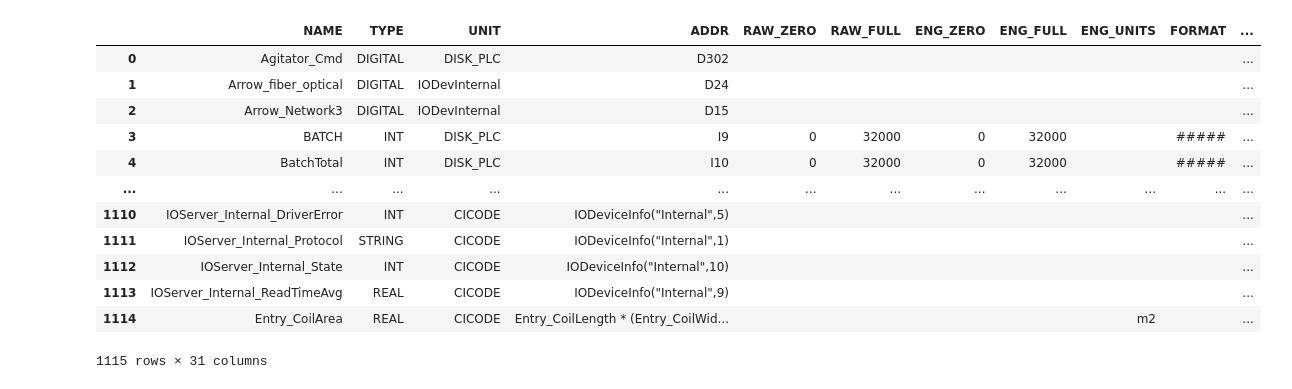
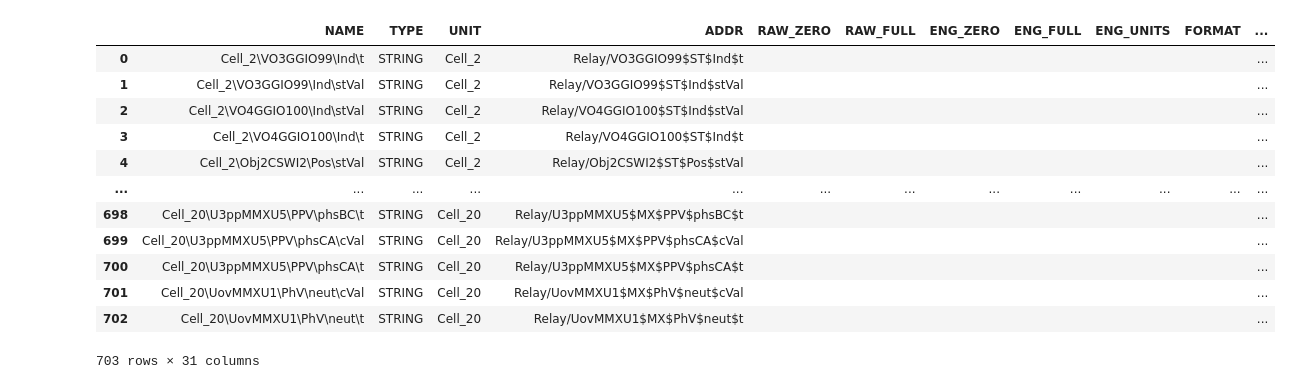
Before and after one commit to alermar69/myPython, a Jupyter notebook: ACY/dbf_scada.ipynb, the cells around one changed output. Drawn from its saved outputs; the diff is of its cells as text; code cells hidden in the pictures.

```diff
--- a/ACY/dbf_scada.ipynb
+++ b/ACY/dbf_scada.ipynb
@@ -27,23 +156,21 @@ table.pack()
 # %%
-pathfile = r"c:\ProgramData\AVEVA\Citect SCADA 2018 R2\User\Example"
-# filenam = r"equip.DBF"
-filenam = r"variable.DBF"
-filename = os.path.join(pathfile,filenam)
+name_file = r"variable.DBF"
+filename = os.path.join(path_projects, name_projects, name_file)
 
 db_in_dbf = DBF(filename, encoding='cp1251')
-df = pd.DataFrame(db_in_dbf )
+df = pd.DataFrame(db_in_dbf)
 df
 # %% [output]
 |  | NAME | TYPE | UNIT | ADDR | RAW_ZERO | RAW_FULL | ENG_ZERO | ENG_FULL | ENG_UNITS | FORMAT | ... |
-| 0 | Agitator_Cmd | DIGITAL | DISK_PLC | D302 |  |  |  |  |  |  | ... |
-| 1 | Arrow_fiber_optical | DIGITAL | IODevInternal | D24 |  |  |  |  |  |  | ... |
-| 2 | Arrow_Network3 | DIGITAL | IODevInternal | D15 |  |  |  |  |  |  | ... |
-| 3 | BATCH | INT | DISK_PLC | I9 | 0 | 32000 | 0 | 32000 |  | ##### | ... |
-| 4 | BatchTotal | INT | DISK_PLC | I10 | 0 | 32000 | 0 | 32000 |  | ##### | ... |
+| 0 | Cell_2\VO3GGIO99\Ind\t | STRING | Cell_2 | Relay/VO3GGIO99$ST$Ind$t |  |  |  |  |  |  | ... |
+| 1 | Cell_2\VO3GGIO99\Ind\stVal | STRING | Cell_2 | Relay/VO3GGIO99$ST$Ind$stVal |  |  |  |  |  |  | ... |
+| 2 | Cell_2\VO4GGIO100\Ind\stVal | STRING | Cell_2 | Relay/VO4GGIO100$ST$Ind$stVal |  |  |  |  |  |  | ... |
+| 3 | Cell_2\VO4GGIO100\Ind\t | STRING | Cell_2 | Relay/VO4GGIO100$ST$Ind$t |  |  |  |  |  |  | ... |
+| 4 | Cell_2\Obj2CSWI2\Pos\stVal | STRING | Cell_2 | Relay/Obj2CSWI2$ST$Pos$stVal |  |  |  |  |  |  | ... |
 | ... | ... | ... | ... | ... | ... | ... | ... | ... | ... | ... | ... |
-| 1110 | IOServer_Internal_DriverError | INT | CICODE | IODeviceInfo("Internal",5) |  |  |  |  |  |  | ... |
-| 1111 | IOServer_Internal_Protocol | STRING | CICODE | IODeviceInfo("Internal",1) |  |  |  |  |  |  | ... |
-| 1112 | IOServer_Internal_State | INT | CICODE | IODeviceInfo("Internal",10) |  |  |  |  |  |  | ... |
-| 1113 | IOServer_Internal_ReadTimeAvg | REAL | CICODE | IODeviceInfo("Internal",9) |  |  |  |  |  |  | ... |
-| 1114 | Entry_CoilArea | REAL | CICODE | Entry_CoilLength * (Entry_CoilWid... |  |  |  |  | m2 |  | ... |
+| 698 | Cell_20\U3ppMMXU5\PPV\phsBC\t | STRING | Cell_20 | Relay/U3ppMMXU5$MX$PPV$phsBC$t |  |  |  |  |  |  | ... |
+| 699 | Cell_20\U3ppMMXU5\PPV\phsCA\cVal | STRING | Cell_20 | Relay/U3ppMMXU5$MX$PPV$phsCA$cVal |  |  |  |  |  |  | ... |
+| 700 | Cell_20\U3ppMMXU5\PPV\phsCA\t | STRING | Cell_20 | Relay/U3ppMMXU5$MX$PPV$phsCA$t |  |  |  |  |  |  | ... |
+| 701 | Cell_20\UovMMXU1\PhV\neut\cVal | STRING | Cell_20 | Relay/UovMMXU1$MX$PhV$neut$cVal |  |  |  |  |  |  | ... |
+| 702 | Cell_20\UovMMXU1\PhV\neut\t | STRING | Cell_20 | Relay/UovMMXU1$MX$PhV$neut$t |  |  |  |  |  |  | ... |
-1115 rows × 31 columns
+703 rows × 31 columns
```
Also changed, not shown: parts of 14 cells of this notebook, 1 other file.
